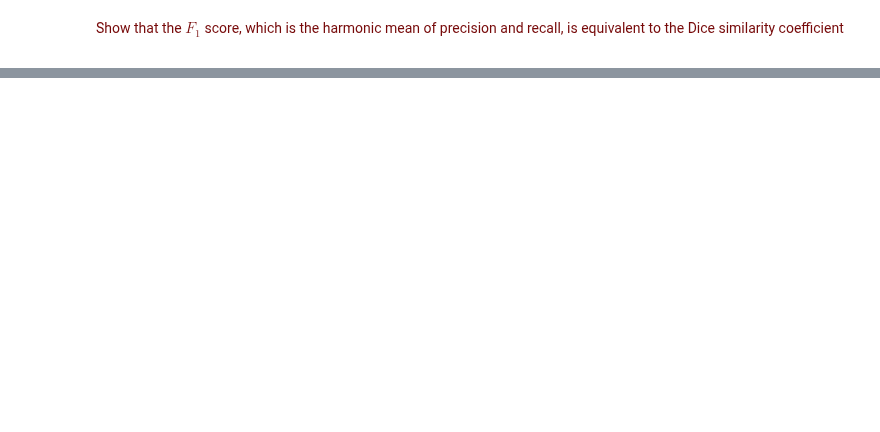
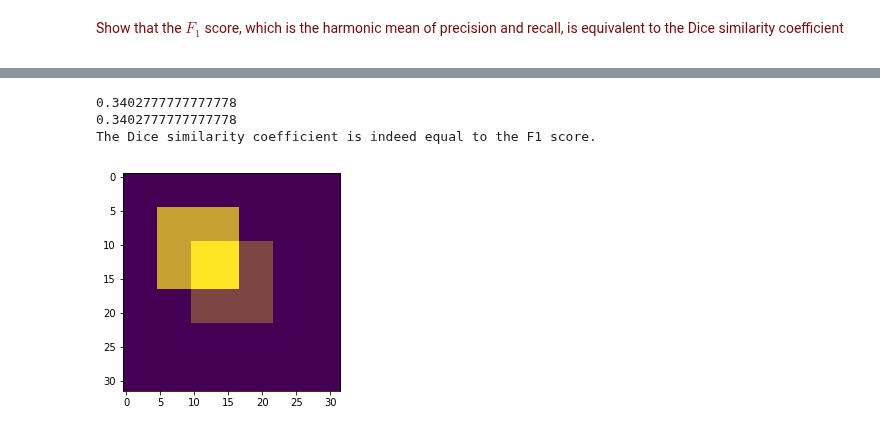
Before and after one commit to njits23/8dm40-machine-learning, a Jupyter notebook: practicals/week_2.ipynb, the cells around one changed output, grey strips where cells are left out. Drawn from its saved outputs; the diff is of its cells as text; code cells hidden in the pictures; blank space fills up the shorter version.

Commit message:
F1 score and dice

```diff
--- a/practicals/week_2.ipynb
+++ b/practicals/week_2.ipynb
@@ -245,0 +265,35 @@ print(dice)
+# %%
+# generate some test objects
+import numpy as np
+import matplotlib.pyplot as plt
+
+A = np.zeros((32, 32))
+A[10:-10, 10:-10] = 1
+B = np.zeros((32, 32))
+B[5:-15, 5:-15] = 1
+
+TP = np.sum(np.logical_and(A == 1, B == 1))
+TN = np.sum(np.logical_and(A == 0, B == 0))
+FP = np.sum(np.logical_and(A == 0, B == 1))
+FN = np.sum(np.logical_and(A == 1, B == 0))
+
+precision = TP / (TP + FP)
+recall = TP / (TP + FN)
+
+dice = 2*TP / (2*TP + FP + FN) #definition of dice using TP, TN, FP, and FN
+F1 = 2*precision*recall / (precision + recall) #definition of F1 score
+
+# display the results
+plt.plot()
+plt.imshow(A)
+plt.imshow(B, alpha=0.7)
+
+print(dice)
+print(F1)
+if dice == F1:
+    print("The Dice similarity coefficient is indeed equal to the F1 score.")
+# %% [output]
+0.3402777777777778
+0.3402777777777778
+The Dice similarity coefficient is indeed equal to the F1 score.
+[figure, added]
```
Also changed, not shown: parts of 2 cells of this notebook.
